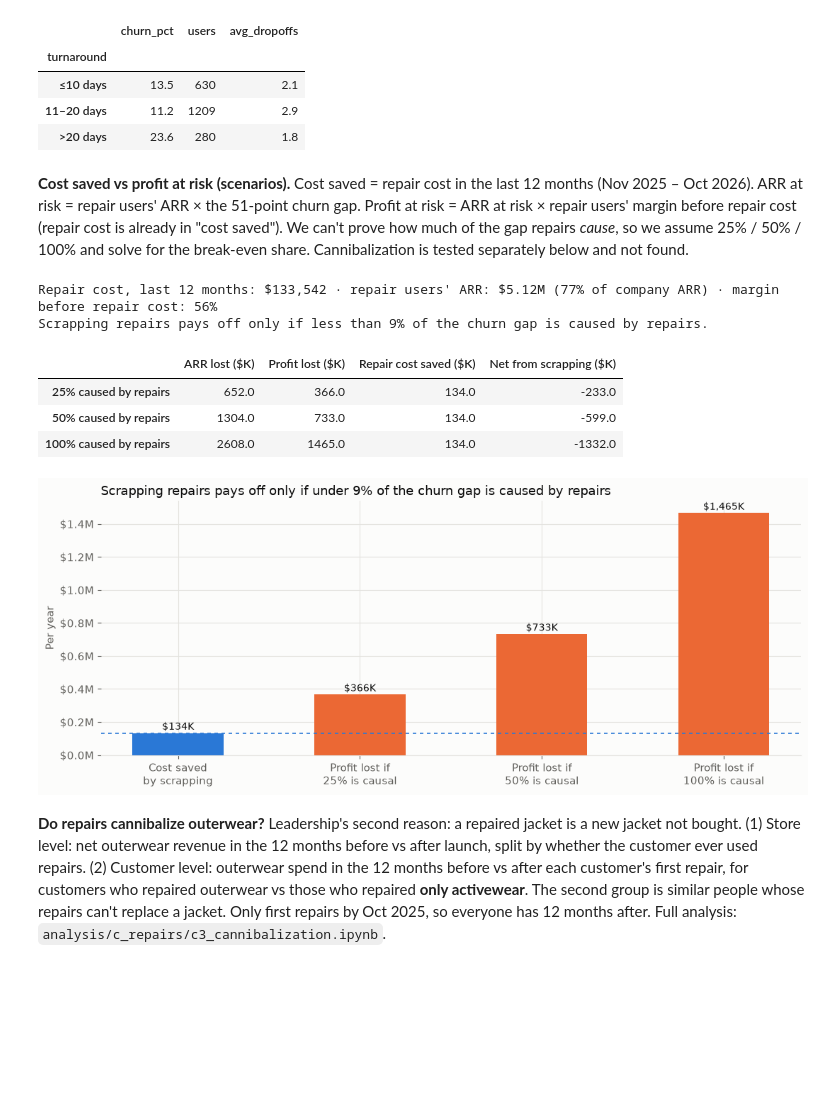
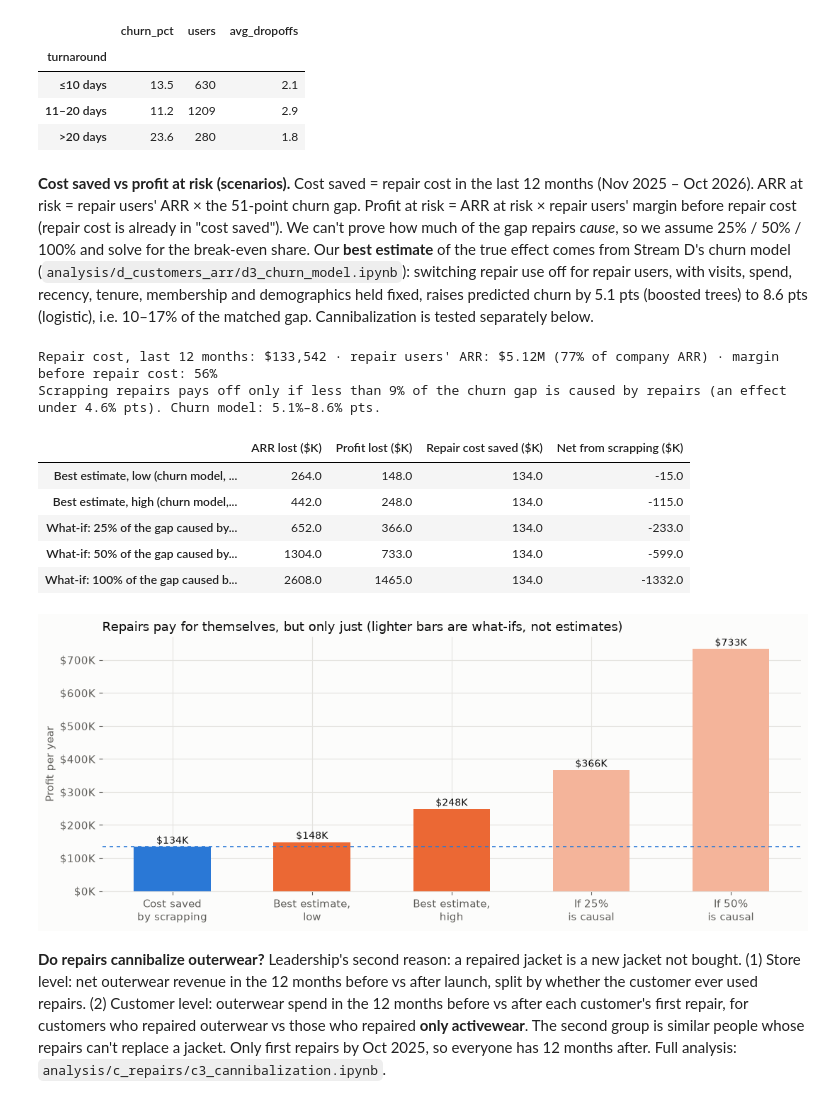
Before and after one commit to rchicoin/DATATHON2026, a Jupyter notebook: summary.ipynb, the cells around one changed output. Drawn from its saved outputs; the diff is of its cells as text; code cells hidden in the pictures; blank space fills up the shorter version.

```diff
--- a/summary.ipynb
+++ b/summary.ipynb
@@ -445,7 +542,10 @@ c_turn.round(1)
 **Cost saved vs profit at risk (scenarios).** Cost saved = repair cost in the last 12 months (Nov 2025 – Oct 2026).
 ARR at risk = repair users' ARR × the 51-point churn gap. Profit at risk = ARR at risk × repair users' margin before
 repair cost (repair cost is already in "cost saved"). We can't prove how much of the gap repairs *cause*, so we
-assume 25% / 50% / 100% and solve for the break-even share. Cannibalization is tested separately below and not found.
+assume 25% / 50% / 100% and solve for the break-even share. Our **best estimate** of the true effect comes from
+Stream D's churn model (`analysis/d_customers_arr/d3_churn_model.ipynb`): switching repair use off for repair users,
+with visits, spend, recency, tenure, membership and demographics held fixed, raises predicted churn by 5.1 pts
+(boosted trees) to 8.6 pts (logistic), i.e. 10–17% of the matched gap. Cannibalization is tested separately below.
 # %%
 c_since = C.AS_OF_DATE - pd.DateOffset(months=C.ARR_WINDOW_MONTHS)
 c_cost = lines.loc[lines["date"] > c_since, "repair_cost_amt"].sum()
@@ -455,40 +555,53 @@ c_margin = (c_uv["profit"] + c_uv["repair_cost"]).sum() / c_uv["revenue"].sum()
 c_users_arr = c_users["arr_12m"].sum()
 C_BREAK_EVEN = c_cost / (c_users_arr * C_GAP * c_margin)
 
-c_scen = pd.DataFrame({f"{s:.0%} caused by repairs": {
-    "ARR lost ($K)": c_users_arr * C_GAP * s / 1e3,
-    "Profit lost ($K)": c_users_arr * C_GAP * s * c_margin / 1e3,
-    "Repair cost saved ($K)": c_cost / 1e3,
-    "Net from scrapping ($K)": (c_cost - c_users_arr * C_GAP * s * c_margin) / 1e3,
-} for s in [0.25, 0.5, 1.0]}).T
+C_MODEL_EFFECT = {"Best estimate, low (churn model, boosted trees)": 0.0515,   # from d3_churn_model (Stream D)
+                  "Best estimate, high (churn model, logistic)": 0.0862}
+
+
+def c_scenario(effect):
+    """Yearly $K if repair users lose `effect` (share of customers) of retention when repairs are scrapped."""
+    return {"ARR lost ($K)": c_users_arr * effect / 1e3,
+            "Profit lost ($K)": c_users_arr * effect * c_margin / 1e3,
+            "Repair cost saved ($K)": c_cost / 1e3,
+            "Net from scrapping ($K)": (c_cost - c_users_arr * effect * c_margin) / 1e3}
+
+
+c_scen = pd.DataFrame({**{k: c_scenario(v) for k, v in C_MODEL_EFFECT.items()},
+                       **{f"What-if: {s:.0%} of the gap caused by repairs": c_scenario(C_GAP * s)
+                          for s in [0.25, 0.5, 1.0]}}).T
 
 print(f"Repair cost, last 12 months: ${c_cost:,.0f} · repair users' ARR: ${c_users_arr/1e6:.2f}M "
       f"({c_users_arr / c_cust['arr_12m'].sum():.0%} of company ARR) · margin before repair cost: {c_margin:.0%}")
-print(f"Scrapping repairs pays off only if less than {C_BREAK_EVEN:.0%} of the churn gap is caused by repairs.")
+print(f"Scrapping repairs pays off only if less than {C_BREAK_EVEN:.0%} of the churn gap is caused by repairs "
+      f"(an effect under {C_BREAK_EVEN * C_GAP:.1%} pts). Churn model: "
+      f"{min(C_MODEL_EFFECT.values()):.1%}–{max(C_MODEL_EFFECT.values()):.1%} pts.")
 c_scen.round(0)
 # %% [output]
 Repair cost, last 12 months: $133,542 · repair users' ARR: $5.12M (77% of company ARR) · margin before repair cost: 56%
-Scrapping repairs pays off only if less than 9% of the churn gap is caused by repairs.
+Scrapping repairs pays off only if less than 9% of the churn gap is caused by repairs (an effect under 4.6% pts). Churn model: 5.1%–8.6% pts.
 |  | ARR lost ($K) | Profit lost ($K) | Repair cost saved ($K) | Net from scrapping ($K) |
-| 25% caused by repairs | 652.0 | 366.0 | 134.0 | -233.0 |
-| 50% caused by repairs | 1304.0 | 733.0 | 134.0 | -599.0 |
-| 100% caused by repairs | 2608.0 | 1465.0 | 134.0 | -1332.0 |
+| Best estimate, low (churn model, ... | 264.0 | 148.0 | 134.0 | -15.0 |
+| Best estimate, high (churn model,... | 442.0 | 248.0 | 134.0 | -115.0 |
+| What-if: 25% of the gap caused by... | 652.0 | 366.0 | 134.0 | -233.0 |
+| What-if: 50% of the gap caused by... | 1304.0 | 733.0 | 134.0 | -599.0 |
+| What-if: 100% of the gap caused b... | 2608.0 | 1465.0 | 134.0 | -1332.0 |
 # %%
-c_labels = ["Cost saved\nby scrapping"] + [f"Profit lost if\n{s} is causal" for s in ["25%", "50%", "100%"]]
-c_vals = [c_cost / 1e3] + list(c_scen["Profit lost ($K)"])
+c_labels = ["Cost saved\nby scrapping", "Best estimate,\nlow", "Best estimate,\nhigh", "If 25%\nis causal", "If 50%\nis causal"]
+c_vals = [c_cost / 1e3] + list(c_scen["Profit lost ($K)"].iloc[:4])
 fig, ax = plt.subplots(figsize=(11, 4.6))
-ax.bar(c_labels, c_vals, 0.5, color=[BLUE] + [ORANGE] * 3)
+ax.bar(c_labels, c_vals, 0.55, color=[BLUE, ORANGE, ORANGE, "#f4b49a", "#f4b49a"])
 for x, v in enumerate(c_vals):
-    ax.text(x, v + 20, f"${v:,.0f}K", ha="center", color=INK, fontsize=10)
+    ax.text(x, v + 10, f"${v:,.0f}K", ha="center", color=INK, fontsize=10)
 ax.axhline(c_cost / 1e3, color=BLUE, lw=1.2, ls=(0, (3, 3)))
-ax.yaxis.set_major_formatter(mtick.FuncFormatter(lambda x, _: f"${x/1e3:.1f}M"))
-ax.set_title(f"Scrapping repairs pays off only if under {C_BREAK_EVEN:.0%} of the churn gap is caused by repairs",
+ax.yaxis.set_major_formatter(mtick.FuncFormatter(lambda x, _: f"${x:,.0f}K"))
+ax.set_title("Repairs pay for themselves, but only just (lighter bars are what-ifs, not estimates)",
              loc="left", color=INK, fontsize=13)
-ax.set_ylabel("Per year")
+ax.set_ylabel("Profit per year")
 fig.tight_layout()
 plt.show()
 # %% [output]
-[figure, old version]
+[figure, new version]
 # %% [markdown]
 **Do repairs cannibalize outerwear?** Leadership's second reason: a repaired jacket is a new jacket not bought.
 (1) Store level: net outerwear revenue in the 12 months before vs after launch, split by whether the customer ever
```
Also changed, not shown: parts of 18 cells of this notebook.
